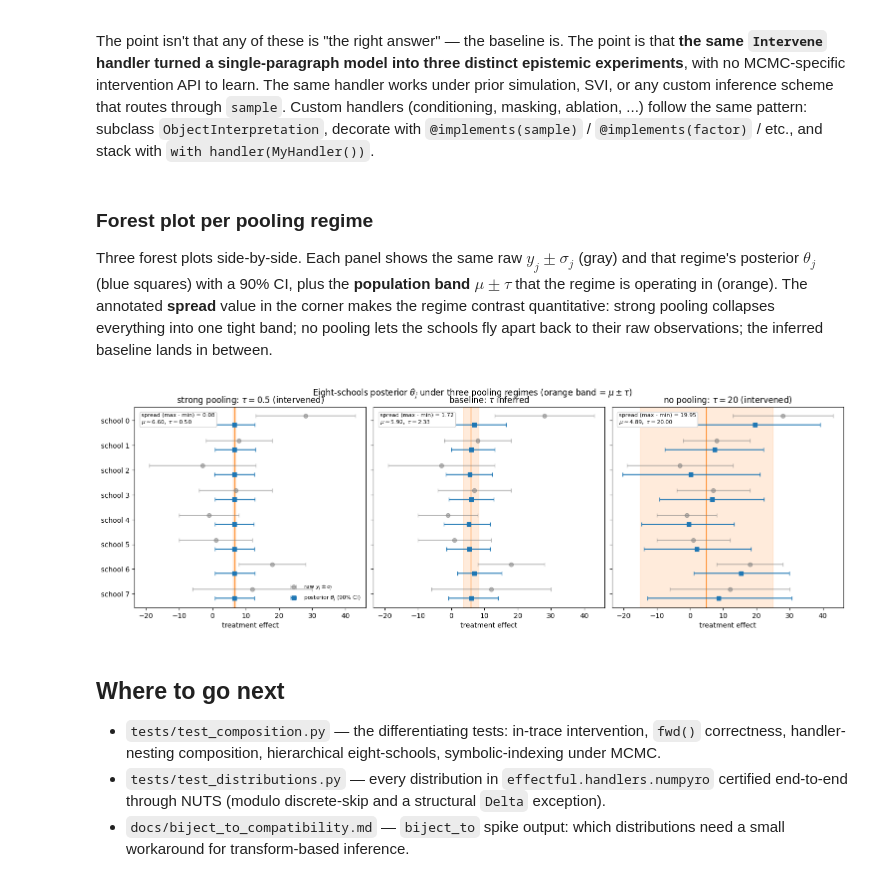
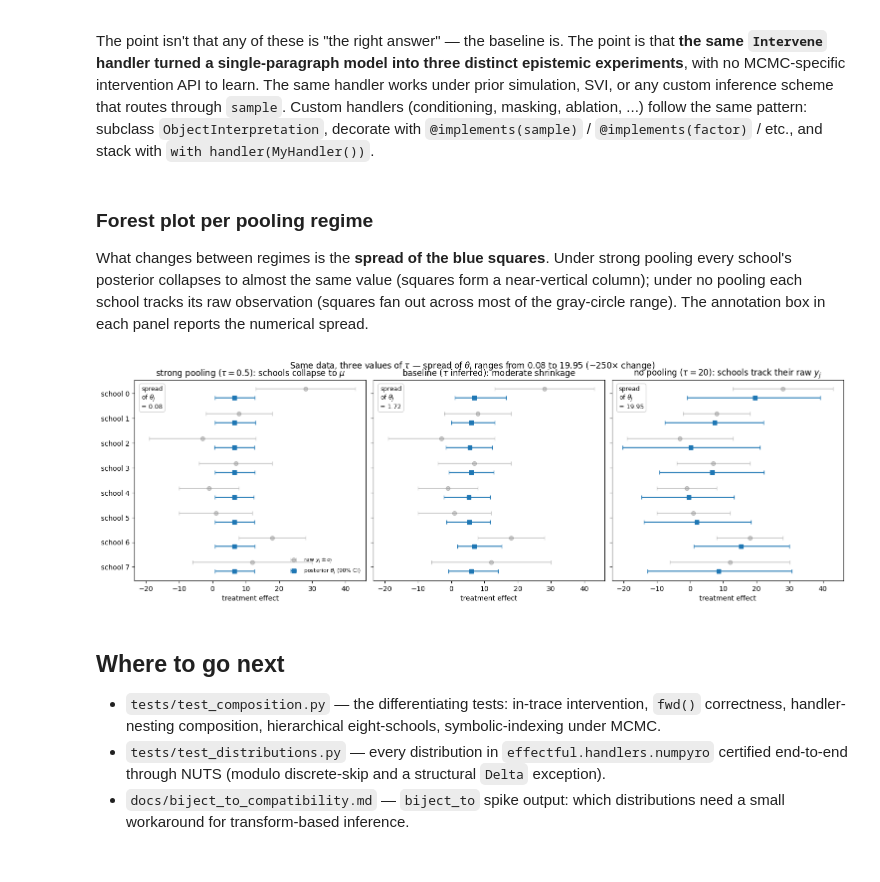
Before and after one commit to datvo06/effectful_mcmc, a Jupyter notebook: docs/quickstart.ipynb, the cells around one changed output. Saved outputs shown, nothing was run; the diff lists cells and outputs as text; code cells hidden in the pictures.

```diff
--- a/docs/quickstart.ipynb
+++ b/docs/quickstart.ipynb
@@ -619,58 +617,49 @@ The point isn't that any of these is "the right answer" — the baseline is. The
 # %% [markdown]
 ### Forest plot per pooling regime
 
-Three forest plots side-by-side. Each panel shows the same raw $y_j \pm \sigma_j$ (gray) and that regime's posterior $\theta_j$ (blue squares) with a 90% CI, plus the **population band** $\mu \pm \tau$ that the regime is operating in (orange). The annotated **spread** value in the corner makes the regime contrast quantitative: strong pooling collapses everything into one tight band; no pooling lets the schools fly apart back to their raw observations; the inferred baseline lands in between.
+What changes between regimes is the **spread of the blue squares**. Under strong pooling every school's posterior collapses to almost the same value (squares form a near-vertical column); under no pooling each school tracks its raw observation (squares fan out across most of the gray-circle range). The annotation box in each panel reports the numerical spread.
 # %%
-def forest_panel(ax, samples_dict, title, tau_value):
+def forest_panel(ax, samples_dict, title):
     means = np.array([float(samples_dict[f"theta_{j}"].mean())             for j in range(J)])
     lo    = np.array([float(np.quantile(samples_dict[f"theta_{j}"], 0.05)) for j in range(J)])
     hi    = np.array([float(np.quantile(samples_dict[f"theta_{j}"], 0.95)) for j in range(J)])
-    mu_post = float(samples_dict["mu"].mean())
-    # tau_value: float for intervened regimes, None for baseline (use posterior mean)
-    tau_used = float(samples_dict["tau"].mean()) if tau_value is None else tau_value
-
-    # Population band
-    ax.axvspan(mu_post - tau_used, mu_post + tau_used,
-               color="C1", alpha=0.15)
-    ax.axvline(mu_post, color="C1", lw=1.0)
-    # Raw observations
+    # Raw observations (same across panels; gray and subtle, so the eye goes to the squares)
     ax.errorbar(np.asarray(y_obs), np.arange(J) - 0.18, xerr=np.asarray(sigma_obs),
-                fmt="o", color="gray", alpha=0.55, capsize=3,
+                fmt="o", color="gray", alpha=0.4, capsize=3,
                 label=r"raw $y_j \pm \sigma_j$")
-    # Posterior theta_j
+    # Posterior theta_j — the message of this panel
     ax.errorbar(means, np.arange(J) + 0.18, xerr=[means - lo, hi - means],
                 fmt="s", color="C0", capsize=3,
                 label=r"posterior $\theta_j$ (90% CI)")
-
     spread = float(means.max() - means.min())
-    ax.text(0.03, 0.97,
-            f"spread (max - min) = {spread:.2f}\n"
-            fr"$\mu \approx {mu_post:.2f},\ \tau = {tau_used:.2f}$",
-            transform=ax.transAxes, va="top", ha="left", fontsize=8,
-            bbox=dict(boxstyle="round,pad=0.3",
+    ax.text(0.03, 0.97, f"spread\nof $\\theta_j$\n= {spread:.2f}",
+            transform=ax.transAxes, va="top", ha="left", fontsize=9,
+            bbox=dict(boxstyle="round,pad=0.35",
                       facecolor="white", edgecolor="lightgray"))
     ax.set_yticks(np.arange(J))
     ax.set_yticklabels([f"school {j}" for j in range(J)])
     ax.invert_yaxis()
     ax.set_xlabel("treatment effect")
     ax.set_title(title)
 
 fig, axes = plt.subplots(1, 3, figsize=(15, 4.8), sharey=True, constrained_layout=True)
-forest_panel(axes[0], samples_strong, r"strong pooling: $\tau = 0.5$ (intervened)", 0.5)
-forest_panel(axes[1], samples8,       r"baseline: $\tau$ inferred",                 None)
-forest_panel(axes[2], samples_none,   r"no pooling: $\tau = 20$ (intervened)",      20.0)
-# Common x-range across panels so the spread is directly comparable
+forest_panel(axes[0], samples_strong,
+             r"strong pooling ($\tau = 0.5$): schools collapse to $\mu$")
+forest_panel(axes[1], samples8,
+             r"baseline ($\tau$ inferred): moderate shrinkage")
+forest_panel(axes[2], samples_none,
+             r"no pooling ($\tau = 20$): schools track their raw $y_j$")
+# Common x-range so the spread is visually comparable across panels
 lo_x = min(ax.get_xlim()[0] for ax in axes)
 hi_x = max(ax.get_xlim()[1] for ax in axes)
 for ax in axes:
     ax.set_xlim(lo_x, hi_x)
 axes[0].legend(loc="lower right", frameon=False, fontsize=8)
-fig.suptitle(r"Eight-schools posterior $\theta_j$ under three pooling regimes "
-             r"(orange band = $\mu \pm \tau$)",
-             y=1.02)
+fig.suptitle(r"Same data, three values of $\tau$ — spread of $\theta_j$ ranges from 0.08 to 19.95 "
+             r"(~250$\times$ change)", y=1.02)
 plt.show()
 # %% [output]
-[figure, old version]
+[figure, new version]
 # %% [markdown]
 ## Where to go next
 
```
Also changed, not shown: parts of 5 cells of this notebook.
